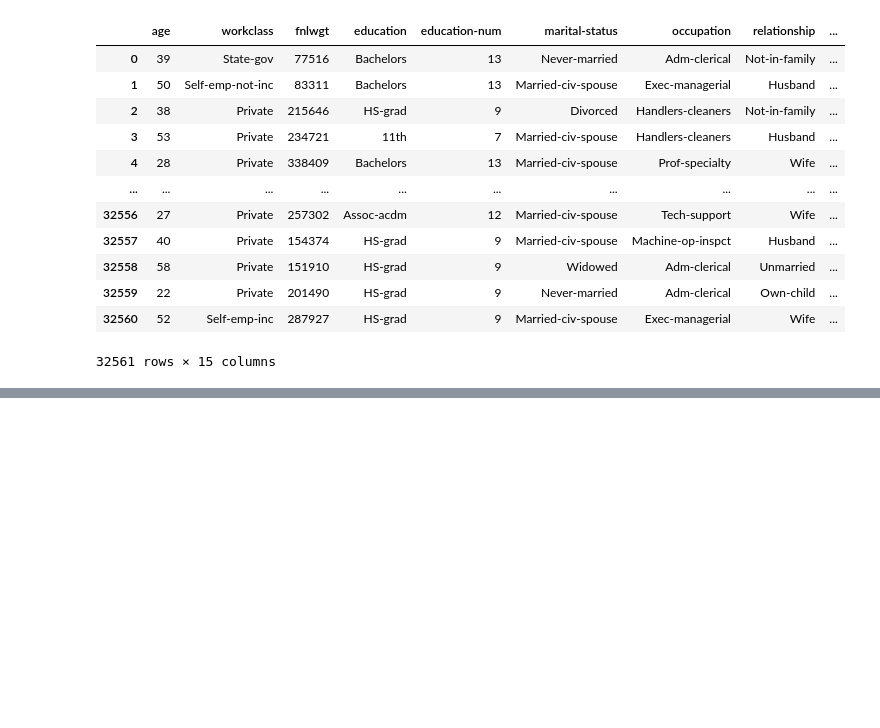
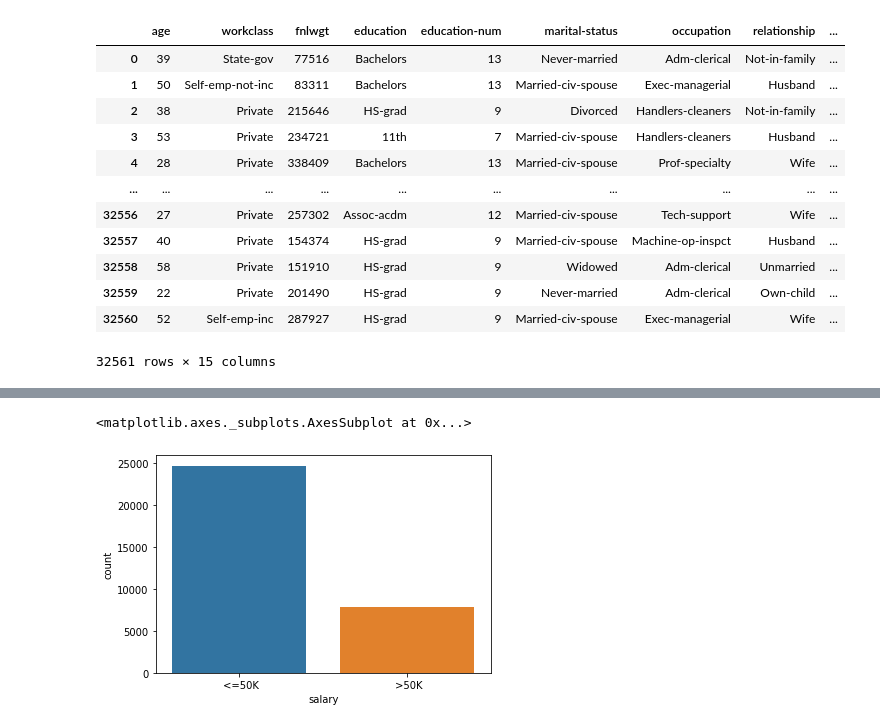
Before and after one commit to IT19237114/ML_Assignment2_IT19135076_IT19237114_IT19092102_IT19148250, a Jupyter notebook: ML_PROJECT.ipynb, the cells around one changed output, grey strips where cells are left out. Saved outputs shown, nothing was run; the diff lists cells and outputs as text; code cells hidden in the pictures; blank space fills up the shorter version.

```diff
--- a/ML_PROJECT.ipynb
+++ b/ML_PROJECT.ipynb
@@ -71,0 +116,6 @@ salary
+# %%
+#check  salary count
+sns.countplot('salary',data=salary)
+# %% [output]
+<matplotlib.axes._subplots.AxesSubplot at 0x...>
+[figure, added]
```
Also changed, not shown: parts of 8 cells of this notebook.
